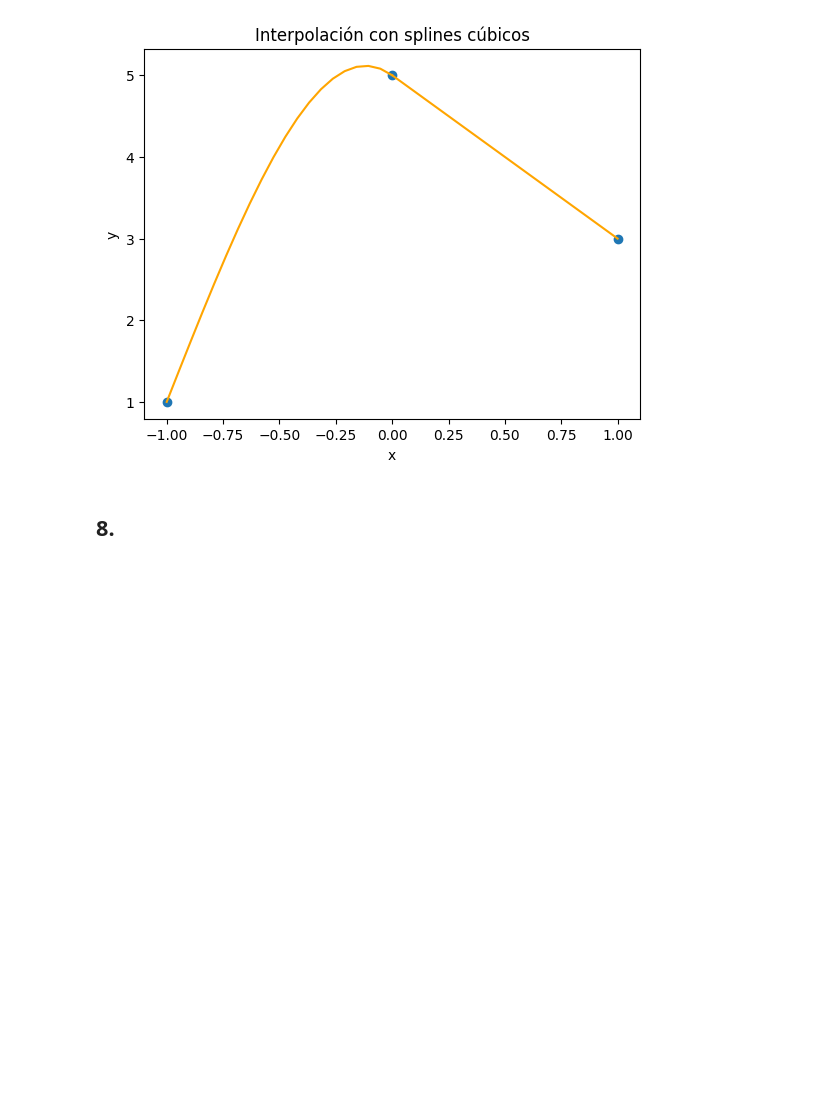
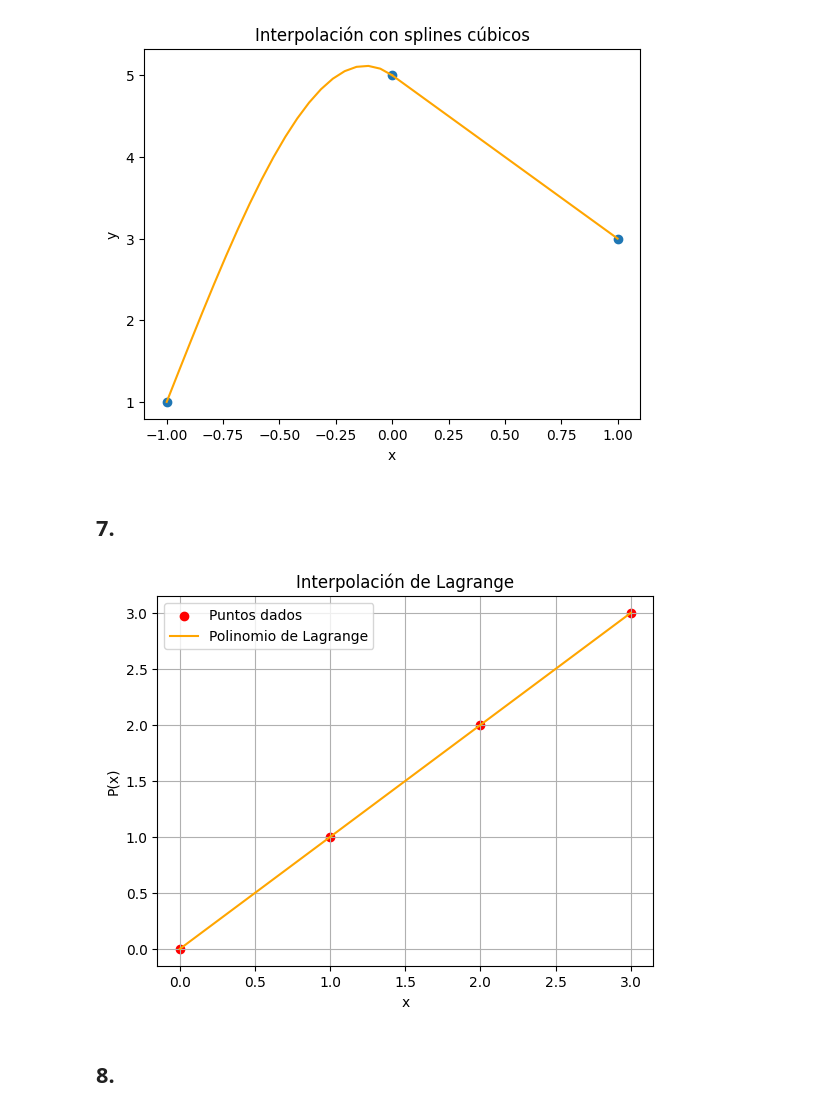
Before and after one commit to Erickezro/Correccion_del_examen-MN, a Jupyter notebook: Corrección del examen.ipynb, the cells around one changed output. Saved outputs shown, nothing was run; the diff lists cells and outputs as text; code cells hidden in the pictures; blank space fills up the shorter version.

```diff
--- a/Corrección del examen.ipynb
+++ b/Corrección del examen.ipynb
@@ -405,6 +405,59 @@ plt.title("Interpolación con splines cúbicos")
 plt.show()
 # %% [output]
 [figure]
+# %% [markdown]
+## 7.
+# %%
+import numpy as np
+import matplotlib.pyplot as plt
+
+def lagrange_base(x, k, x_points):
+    """
+    Calcula el k-ésimo polinomio base de Lagrange L_k(x).
+
+    :param x: Punto en el que se evalúa el polinomio base.
+    :param k: Índice del polinomio base.
+    :param x_points: Lista de puntos x de entrada.
+    :return: Valor de L_k(x).
+    """
+    L_k = 1
+    for i in range(len(x_points)):
+        if i != k:
+            L_k *= (x - x_points[i]) / (x_points[k] - x_points[i])
+    return L_k
+
+def lagrange_interpolation(x, x_points, y_points):
+    """
+    Interpolación de Lagrange.
+
+    :param x: Punto en el que se evalúa el polinomio P(x).
+    :param x_points: Lista de puntos x de entrada.
+    :param y_points: Lista de puntos y de entrada.
+    :return: Valor de P(x).
+    """
+    P_x = 0
+    for k in range(len(x_points)):
+        P_x += y_points[k] * lagrange_base(x, k, x_points)
+    return P_x
+# Puntos dados
+x_points = [0, 1, 2, 3]
+y_points = [0, 1, 2, 3]
+
+# Generar valores interpolados
+x_vals = np.linspace(min(x_points), max(x_points), 500)
+y_vals = [lagrange_interpolation(x, x_points, y_points) for x in x_vals]
+
+# Graficar los puntos y el polinomio interpolante
+plt.scatter(x_points, y_points, color="red", label="Puntos dados")
+plt.plot(x_vals, y_vals, label="Polinomio de Lagrange", color="orange")
+plt.title("Interpolación de Lagrange")
+plt.xlabel("x")
+plt.ylabel("P(x)")
+plt.legend()
+plt.grid()
+plt.show()
+# %% [output]
+[figure, added]
 # %% [markdown]
 ## 8.
 # %%
```
